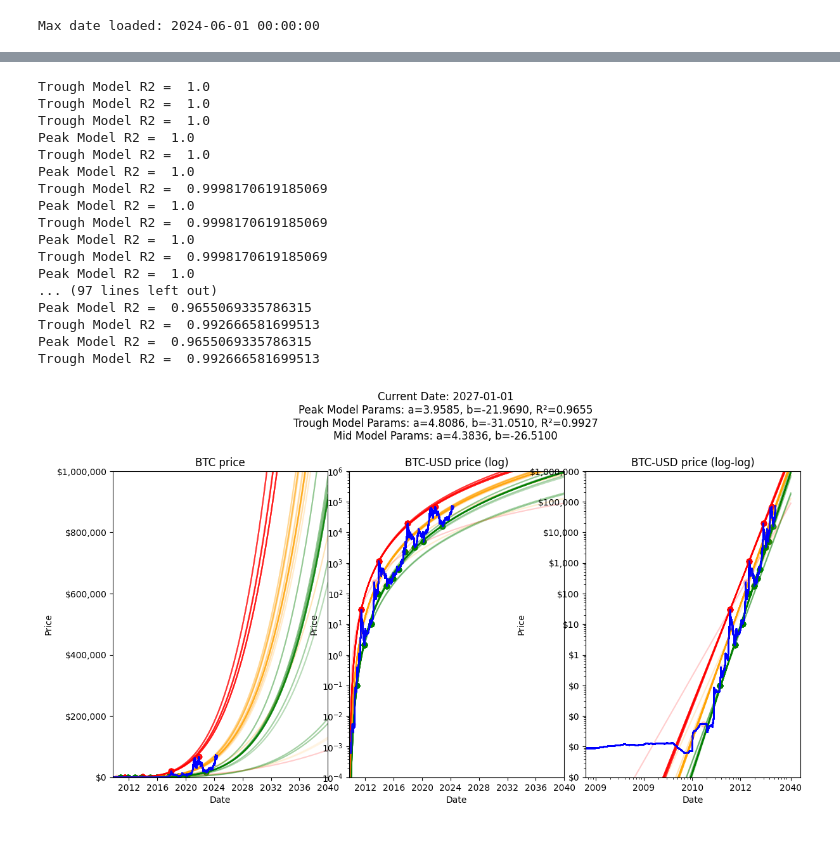
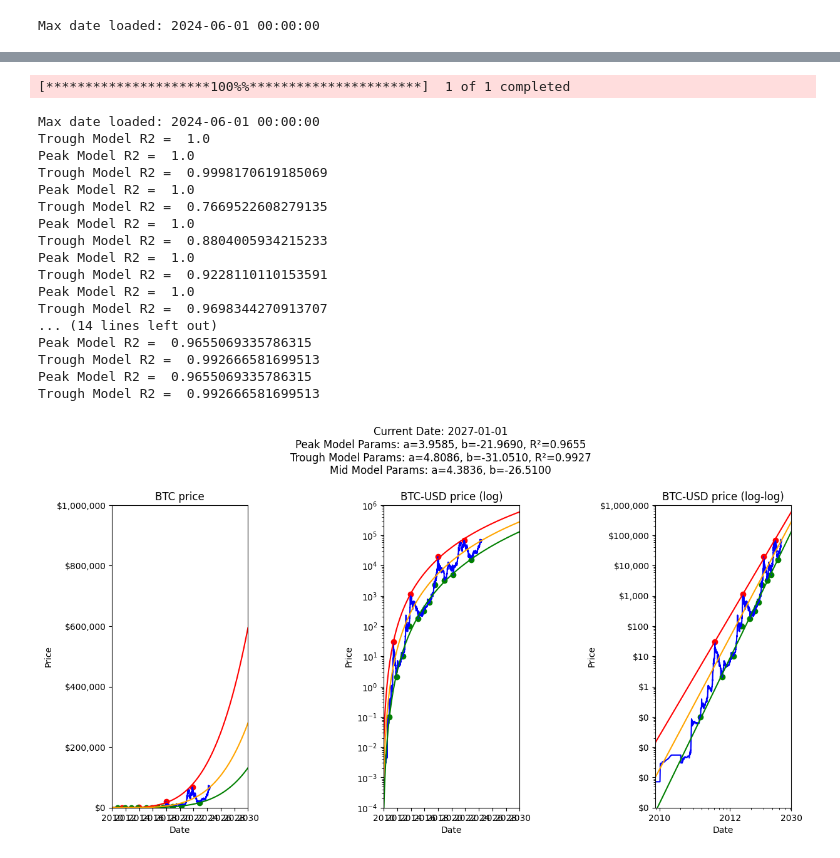
Before and after one commit to AlfaBlok/swanhunt, a Jupyter notebook: btc_price_models/new_btc_models.ipynb, the cells around one changed output, grey strips where cells are left out. Saved outputs shown, nothing was run; the diff lists cells and outputs as text; code cells hidden in the pictures.

```diff
--- a/btc_price_models/new_btc_models.ipynb
+++ b/btc_price_models/new_btc_models.ipynb
@@ -80,11 +81,16 @@ def get_peaks(full_data, d_days, threshold, d_days2, min_date=None):
     clean_peaks_after_year = verified_peaks
 
     if min_date:
+        # if min_date < full_data['date'].min():
+        # we convert min_date to datetime
+        min_date = pd.to_datetime(min_date)
         min_date_index = full_data[full_data['date'] >= min_date].index[0]
         clean_peaks_after_year = clean_peaks_after_year[clean_peaks_after_year >= min_date_index]
 
     return peaks, clean_peaks_after_year
 # %%
+
+
 
 def get_troughs(full_data, d_days, threshold, min_date):
     full_data = full_data[['date', 'btc_price']].copy()
@@ -118,6 +124,7 @@ def get_troughs(full_data, d_days, threshold, min_date):
     clean_troughs_after_year = clean_troughs_after_year[:-1]
 
     if min_date:
+        min_date = pd.to_datetime(min_date)
         min_date_index = full_data[full_data['date'] >= min_date].index[0]
         clean_troughs_after_year = clean_troughs_after_year[clean_troughs_after_year >= min_date_index]
 
@@ -261,8 +288,9 @@ historical_data = load_data('BTC-USD')
 Max date loaded: 2024-06-01 00:00:00
 # %%
 symbol = 'BTC-USD'
+historical_data = load_data(symbol)
 min_date_model = '2010-01-01'
-final_year_model_prediction = 2040
+final_year_model_prediction = 2030
 d_days = 300
 d_days2 = 300
 threshold = 0.45
@@ -273,13 +301,12 @@ full_data = extend_data(full_data, final_year_model_prediction) if final_year_mo
 
 min_y = 1e-4
 max_y = 1e6
-
-
+min_x = '2011-01-01'
+max_x = '2030-01-01'
 
 current_date = full_data['date'].max()
 
 
-min_date_model = '2010-01-01'
 peaks, clean_peaks = get_peaks(full_data, d_days, threshold, d_days2, min_date_model)
 troughs, clean_troughs = get_troughs(full_data, d_days, threshold, min_date_model)
 peak_model_prices, peak_model_params, peak_r2 = get_power_law_model(full_data, clean_peaks, 'Peak Model')
@@ -287,6 +314,6 @@ trough_model_prices, trough_model_params, trough_r2 = get_power_law_model(full_d
 average_model_params = (peak_model_params + trough_model_params) / 2
 average_model_prices = np.exp(average_model_params[1]) * full_data.index**average_model_params[0]
 
-fig, ax = get_frame_plot(full_data, clean_peaks, clean_troughs, peak_model_prices, trough_model_prices, average_model_prices, min_y, max_y, symbol, peak_model_params, trough_model_params, average_model_params, peak_r2, trough_r2, current_date)
+fig, ax = get_frame_plot(full_data, clean_peaks, clean_troughs, peak_model_prices, trough_model_prices, average_model_prices, min_x, max_x, min_y, max_y, symbol, peak_model_params, trough_model_params, average_model_params, peak_r2, trough_r2, current_date)
 plt.show()
 # %% [output]
@@ -296,7 +325,8 @@ Trough Model R2 =  0.992666581699513
 # %%
-def animate(i, full_data, d_days, threshold, d_days2, min_y, max_y, symbol, min_date_model, min_year_ani,axs, alpha, transparency):
+def animate(i, full_data, d_days, threshold, d_days2,min_x, max_x,min_y, max_y, symbol, min_date_model, min_year_ani,axs, alpha, transparency):
     current_date = pd.Timestamp(f'{min_year_ani}-01-01') + pd.DateOffset(months=i)
     temp_data = full_data.copy()
+    # print(temp_data['date'])
     # temp_data['btc_price'][temp_data['date'] > current_date] = np.nan
     temp_data.loc[temp_data['date'] > current_date, 'btc_price'] = np.nan
     peaks, clean_peaks = get_peaks(temp_data, d_days, threshold, d_days2, min_date_model)
@@ -306,53 +336,57 @@ def animate(i, full_data, d_days, threshold, d_days2, min_y, max_y, symbol, min_
     average_model_params = (peak_model_params + trough_model_params) / 2 if peak_model_params is not None and trough_model_params is not None else None
     average_model_prices = np.exp(average_model_params[1]) * full_data.index**average_model_params[0] if average_model_params is not None else [None] * len(full_data)
 
-    axs = get_frame_plot(temp_data, clean_peaks, clean_troughs, peak_model_prices, trough_model_prices, average_model_prices, min_y, max_y, symbol, peak_model_params, trough_model_params, average_model_params, peak_r2, trough_r2, current_date, alpha, transparency, ax=axs)
+    axs = get_frame_plot(temp_data, clean_peaks, clean_troughs, peak_model_prices, trough_model_prices, average_model_prices, min_x, max_x, min_y, max_y, symbol, peak_model_params, trough_model_params, average_model_params, peak_r2, trough_r2, current_date, alpha, transparency, ax=axs)
     return axs
 # %%
 symbol = 'BTC-USD'
+historical_data = load_data(symbol)
 min_date_model = '2010-01-01'
 final_year_model_prediction = 2040
 d_days = 300
 d_days2 = 300
 threshold = 0.45
 full_data = historical_data.copy()
 full_data = full_data.drop_duplicates('date')
 full_data = full_data[['date', 'btc_price']]
 full_data = extend_data(full_data, final_year_model_prediction) if final_year_model_prediction else full_data
-min_year_ani = 2010
+min_year_ani = 2012
 max_year_ani = 2027
-months_step = 3
+months_step = 12
 
 min_y = 1e-4
 max_y = 1e6
+min_x = '2010-01-01'
+max_x = '2030-01-01'
 
 transparency = False
-alpha = 0.1
+alpha = 1
 
 fig, axs = plt.subplots(1, 3, figsize=(14, 7))
-f_args = (full_data, d_days, threshold, d_days2, min_y, max_y, symbol, min_date_model, min_year_ani,axs, alpha, transparency)
+f_args = (full_data, d_days, threshold, d_days2, min_x, max_x, min_y, max_y, symbol, min_date_model, min_year_ani,axs, alpha, transparency)
 
 ani = FuncAnimation(fig, animate, frames=range(0, (max_year_ani-min_year_ani)*12 + 1,months_step), fargs=f_args, interval=200)
 
 ani.save('new_flow_btc1.gif', writer=PillowWriter(fps=1))
 
 plt.show()
 # %% [output]
-Trough Model R2 =  1.0
-Trough Model R2 =  1.0
-Trough Model R2 =  1.0
-Peak Model R2 =  1.0
-Trough Model R2 =  1.0
-Peak Model R2 =  1.0
-Trough Model R2 =  0.9998170619185069
-Peak Model R2 =  1.0
-Trough Model R2 =  0.9998170619185069
-Peak Model R2 =  1.0
-Trough Model R2 =  0.9998170619185069
-Peak Model R2 =  1.0
-... (97 lines left out)
-Peak Model R2 =  0.9655069335786315
-Trough Model R2 =  0.992666581699513
-Peak Model R2 =  0.9655069335786315
-Trough Model R2 =  0.992666581699513
+[*********************100%%**********************]  1 of 1 completed
+Max date loaded: 2024-06-01 00:00:00
+Trough Model R2 =  1.0
+Peak Model R2 =  1.0
+Trough Model R2 =  0.9998170619185069
+Peak Model R2 =  1.0
+Trough Model R2 =  0.7669522608279135
+Peak Model R2 =  1.0
+Trough Model R2 =  0.8804005934215233
+Peak Model R2 =  1.0
+Trough Model R2 =  0.9228110110153591
+Peak Model R2 =  1.0
+Trough Model R2 =  0.9698344270913707
+... (14 lines left out)
+Peak Model R2 =  0.9655069335786315
+Trough Model R2 =  0.992666581699513
+Peak Model R2 =  0.9655069335786315
+Trough Model R2 =  0.992666581699513
-[figure, old version]
+[figure, new version]
```
Also changed, not shown: parts of 15 cells of this notebook, 13 other files.
